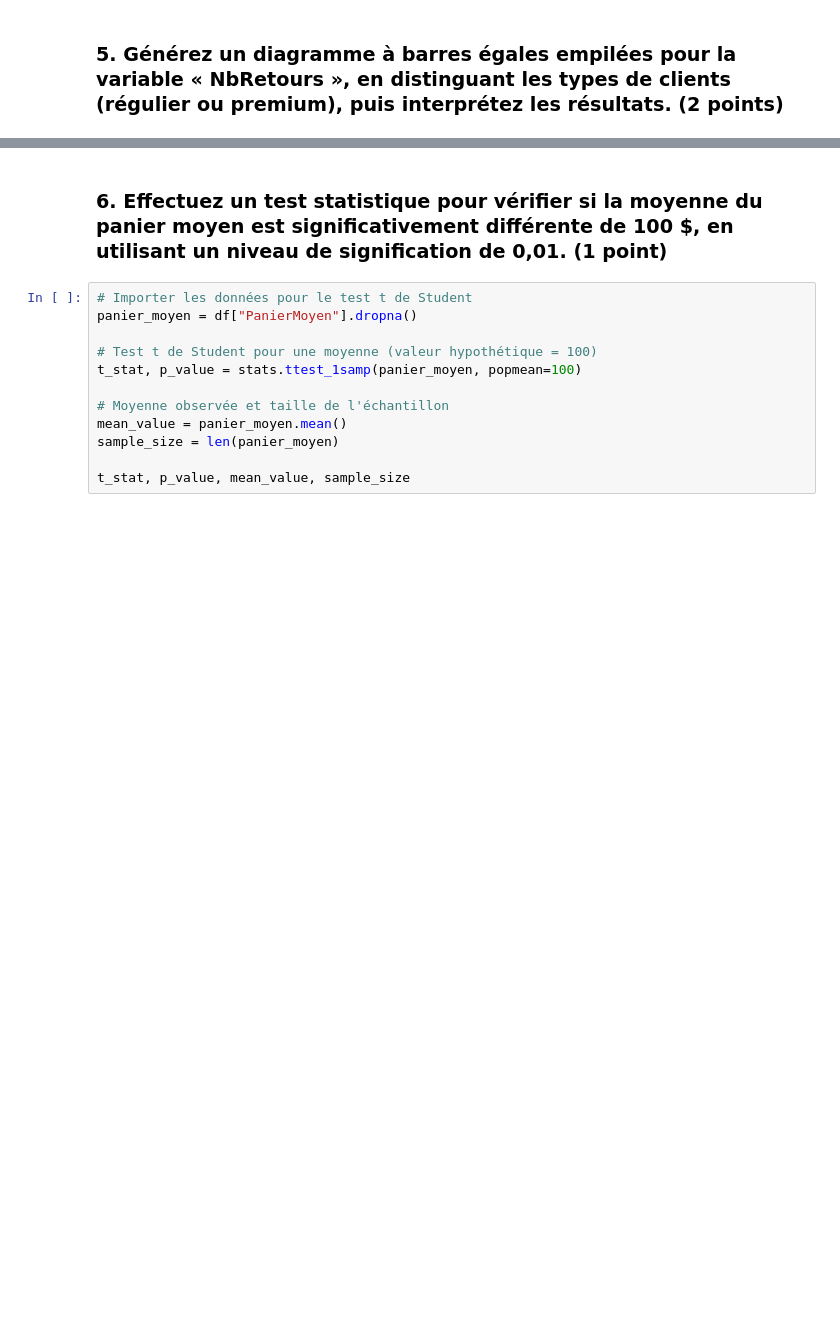
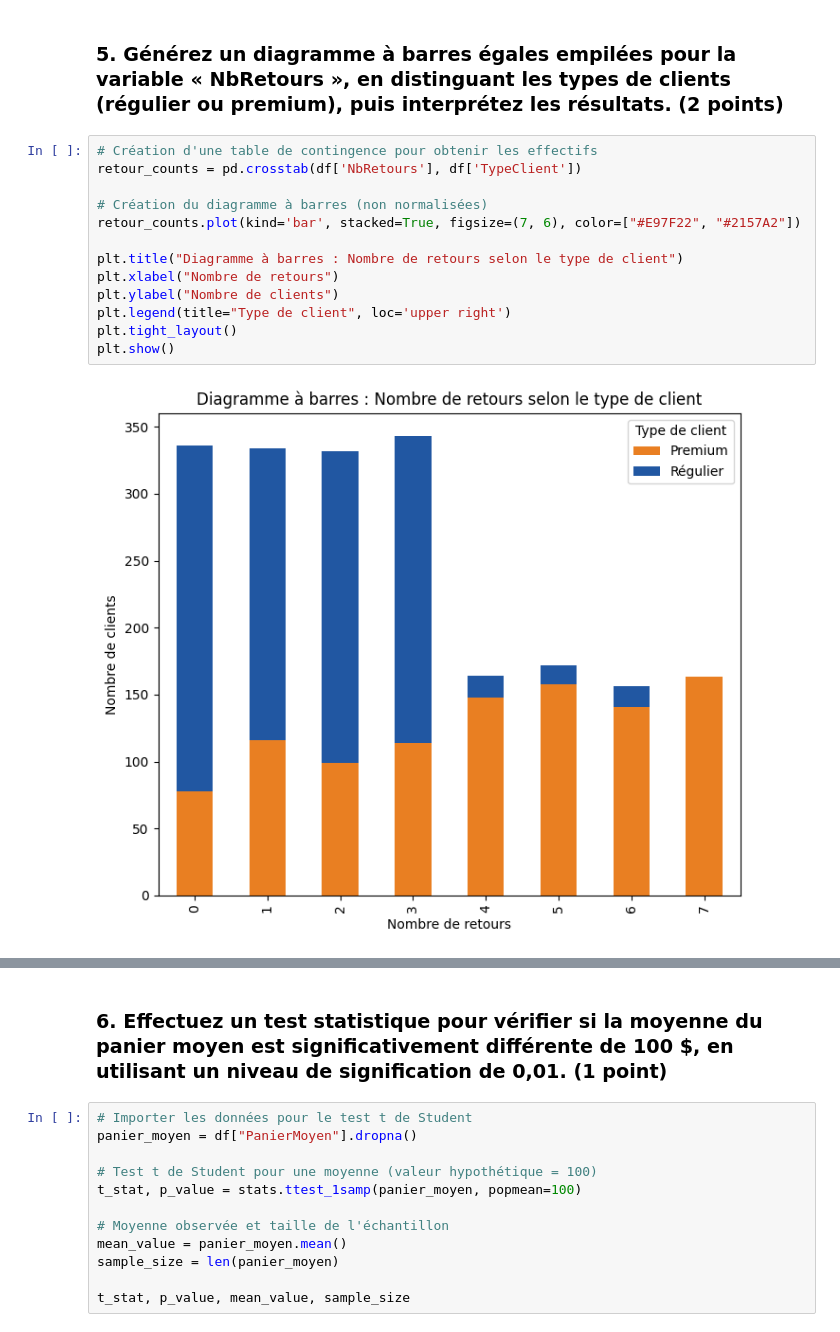
Before and after one commit to JWulfran/finance, a Jupyter notebook: SIO6003_Projet_de_mi_session_E25.ipynb, the cells around one changed output, grey strips where cells are left out. Saved outputs shown, nothing was run; the diff lists cells and outputs as text; blank space fills up the shorter version.

```diff
--- a/SIO6003_Projet_de_mi_session_E25.ipynb
+++ b/SIO6003_Projet_de_mi_session_E25.ipynb
@@ -279,5 +279,20 @@ For example, when doing 'df[col].method(value, inplace=True)', try using 'df.met
 | ID |  |  |  |  |  |  |  |  |  | ... |
 # %% [markdown]
 ### 5.	Générez un diagramme à barres égales empilées pour la variable « NbRetours », en distinguant les types de clients (régulier ou premium), puis interprétez les résultats.	(2 points)
+# %%
+# Création d'une table de contingence pour obtenir les effectifs
+retour_counts = pd.crosstab(df['NbRetours'], df['TypeClient'])
+
+# Création du diagramme à barres (non normalisées)
+retour_counts.plot(kind='bar', stacked=True, figsize=(7, 6), color=["#E97F22", "#2157A2"])
+
+plt.title("Diagramme à barres : Nombre de retours selon le type de client")
+plt.xlabel("Nombre de retours")
+plt.ylabel("Nombre de clients")
+plt.legend(title="Type de client", loc='upper right')
+plt.tight_layout()
+plt.show()
+# %% [output]
+[figure, added]
 # %%
 # Création du graphique à barres égales empilées
```
Also changed, not shown: parts of 5 cells of this notebook.
